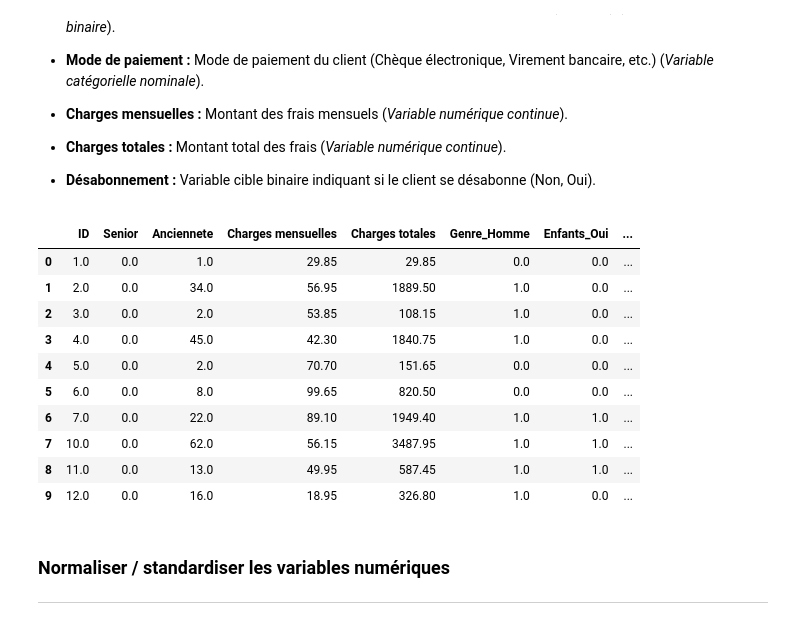
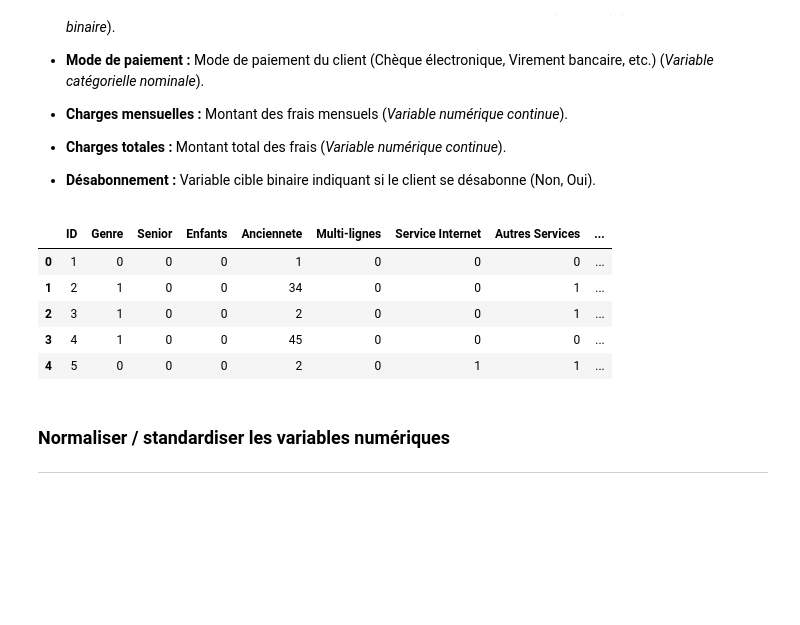
Before and after one commit to keagnon/ChurnGuardML, a Jupyter notebook: notebooks/EDA.ipynb, the cells around one changed output. Saved outputs shown, nothing was run; the diff lists cells and outputs as text; code cells hidden in the pictures; blank space fills up the shorter version.

```diff
--- a/notebooks/EDA.ipynb
+++ b/notebooks/EDA.ipynb
@@ -250,27 +250,42 @@ onehot_encoded = onehot_encoder.fit_transform(telecom_df[variables_categorielles
 # %%
+"""# Créer un encodeur one-hot
+onehot_encoder = OneHotEncoder(sparse=False, drop='first')
+
+# Appliquer l'encodage one-hot aux variables catégorielles
+onehot_encoded = onehot_encoder.fit_transform(telecom_df[variables_categorielles])
 # Créer un DataFrame avec les nouvelles colonnes one-hot
 onehot_df = pd.DataFrame(onehot_encoded, columns=onehot_encoder.get_feature_names_out(variables_categorielles))
 
 # Concaténer les nouvelles colonnes one-hot avec le DataFrame d'origine
 telecom_df_encoded = pd.concat([telecom_df, onehot_df], axis=1)
 
 # Supprimer les colonnes originales catégorielles
 telecom_df_encoded = telecom_df_encoded.drop(columns=variables_categorielles)
 
 # Afficher le DataFrame après l'encodage
-telecom_df_encoded.head(10)
+telecom_df_encoded.head(100)
+"""
+from sklearn.preprocessing import LabelEncoder
+
+# Liste des variables catégorielles
+variables_categorielles = ['Genre', 'Enfants', 'Multi-lignes', 'Service Internet', 'Autres Services', 'Partenaire', 'Contrat', 'Facturation électronique', 'Mode de paiement']
+
+# Créer une instance du LabelEncoder
+label_encoder = LabelEncoder()
+
+# Appliquer le LabelEncoder à chaque variable catégorielle
+for feature in variables_categorielles:
+    telecom_df[feature] = label_encoder.fit_transform(telecom_df[feature])
+
+# Afficher le DataFrame après l'encodage
+telecom_df.head(5)
 # %% [output]
-|  | ID | Senior | Anciennete | Charges mensuelles | Charges totales | Genre_Homme | Enfants_Oui | ... |
-| 0 | 1.0 | 0.0 | 1.0 | 29.85 | 29.85 | 0.0 | 0.0 | ... |
-| 1 | 2.0 | 0.0 | 34.0 | 56.95 | 1889.50 | 1.0 | 0.0 | ... |
-| 2 | 3.0 | 0.0 | 2.0 | 53.85 | 108.15 | 1.0 | 0.0 | ... |
-| 3 | 4.0 | 0.0 | 45.0 | 42.30 | 1840.75 | 1.0 | 0.0 | ... |
-| 4 | 5.0 | 0.0 | 2.0 | 70.70 | 151.65 | 0.0 | 0.0 | ... |
-| 5 | 6.0 | 0.0 | 8.0 | 99.65 | 820.50 | 0.0 | 0.0 | ... |
-| 6 | 7.0 | 0.0 | 22.0 | 89.10 | 1949.40 | 1.0 | 1.0 | ... |
-| 7 | 10.0 | 0.0 | 62.0 | 56.15 | 3487.95 | 1.0 | 1.0 | ... |
-| 8 | 11.0 | 0.0 | 13.0 | 49.95 | 587.45 | 1.0 | 1.0 | ... |
-| 9 | 12.0 | 0.0 | 16.0 | 18.95 | 326.80 | 1.0 | 0.0 | ... |
+|  | ID | Genre | Senior | Enfants | Anciennete | Multi-lignes | Service Internet | Autres Services | ... |
+| 0 | 1 | 0 | 0 | 0 | 1 | 0 | 0 | 0 | ... |
+| 1 | 2 | 1 | 0 | 0 | 34 | 0 | 0 | 1 | ... |
+| 2 | 3 | 1 | 0 | 0 | 2 | 0 | 0 | 1 | ... |
+| 3 | 4 | 1 | 0 | 0 | 45 | 0 | 0 | 0 | ... |
+| 4 | 5 | 0 | 0 | 0 | 2 | 0 | 1 | 1 | ... |
 # %% [markdown]
 ### Normaliser / standardiser les variables numériques
 ---
```
Also changed, not shown: parts of 8 cells of this notebook.
